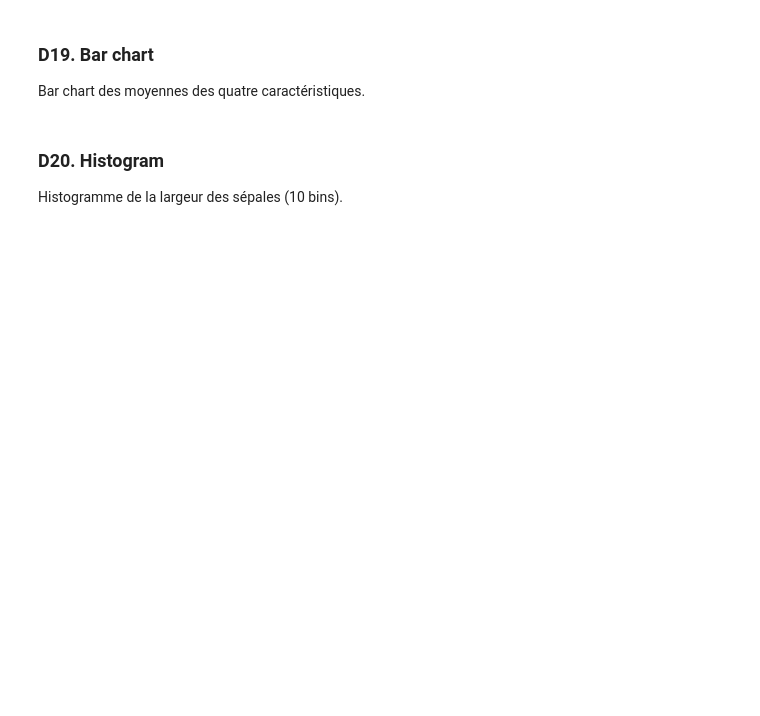
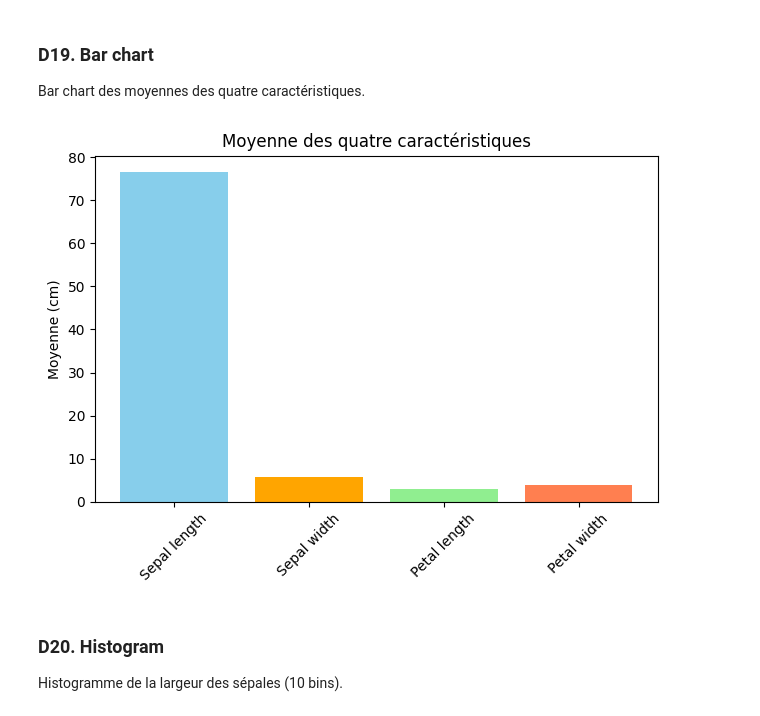
Before and after one commit to USMS-FPK-IA-GI-2025/controle-01-numpy-and-matplotlib-iris-Chouss777, a Jupyter notebook: notebooks/controle_numpy_matplotlib.ipynb, the cells around one changed output. Saved outputs shown, nothing was run; the diff lists cells and outputs as text; code cells hidden in the pictures; blank space fills up the shorter version.

```diff
--- a/notebooks/controle_numpy_matplotlib.ipynb
+++ b/notebooks/controle_numpy_matplotlib.ipynb
@@ -239,3 +244,15 @@ Bar chart des moyennes des quatre caractéristiques.
+# %%
+moyennes = np.mean(features, axis=0)
+labels = ['Sepal length', 'Sepal width', 'Petal length', 'Petal width']
+
+plt.bar(labels, moyennes, color=['skyblue','orange','lightgreen','coral'])
+plt.ylabel('Moyenne (cm)')
+plt.title('Moyenne des quatre caractéristiques')
+plt.xticks(rotation=45)
+plt.tight_layout()
+plt.show()
+# %% [output]
+[figure, added]
 # %% [markdown]
 ### D20. Histogram
 Histogramme de la largeur des sépales (10 bins).
```
Also changed, not shown: parts of 27 cells of this notebook.
